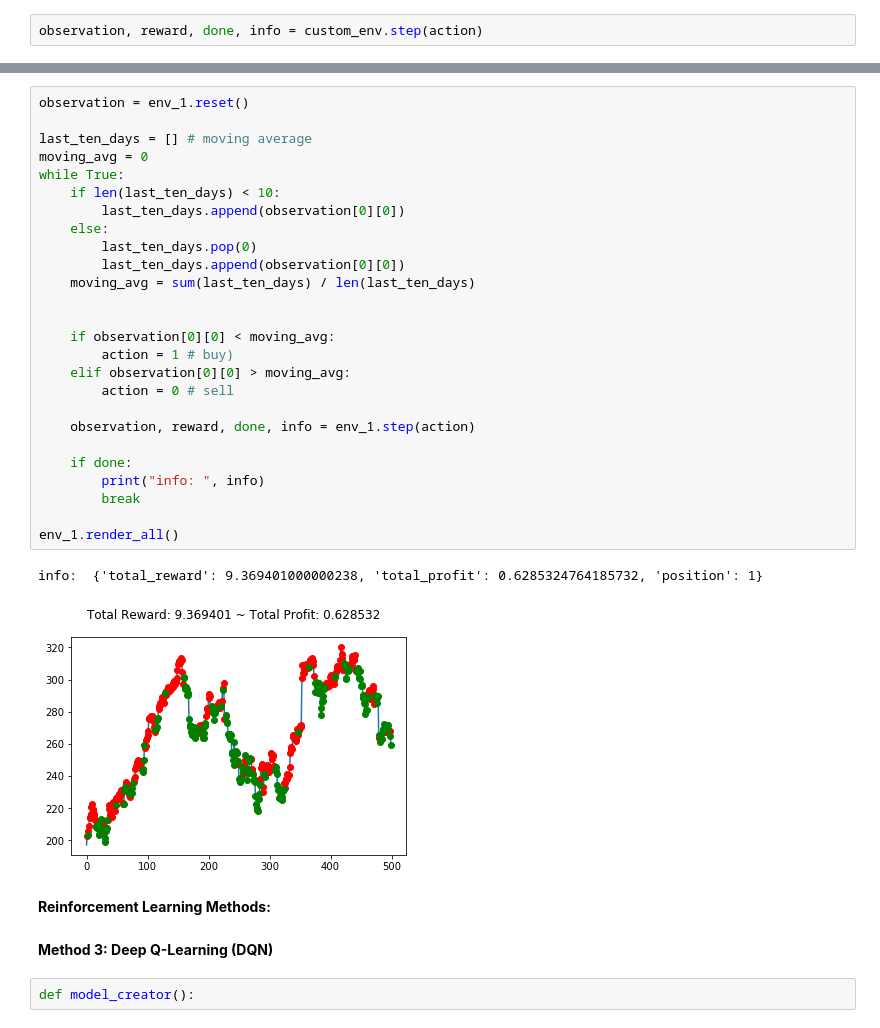
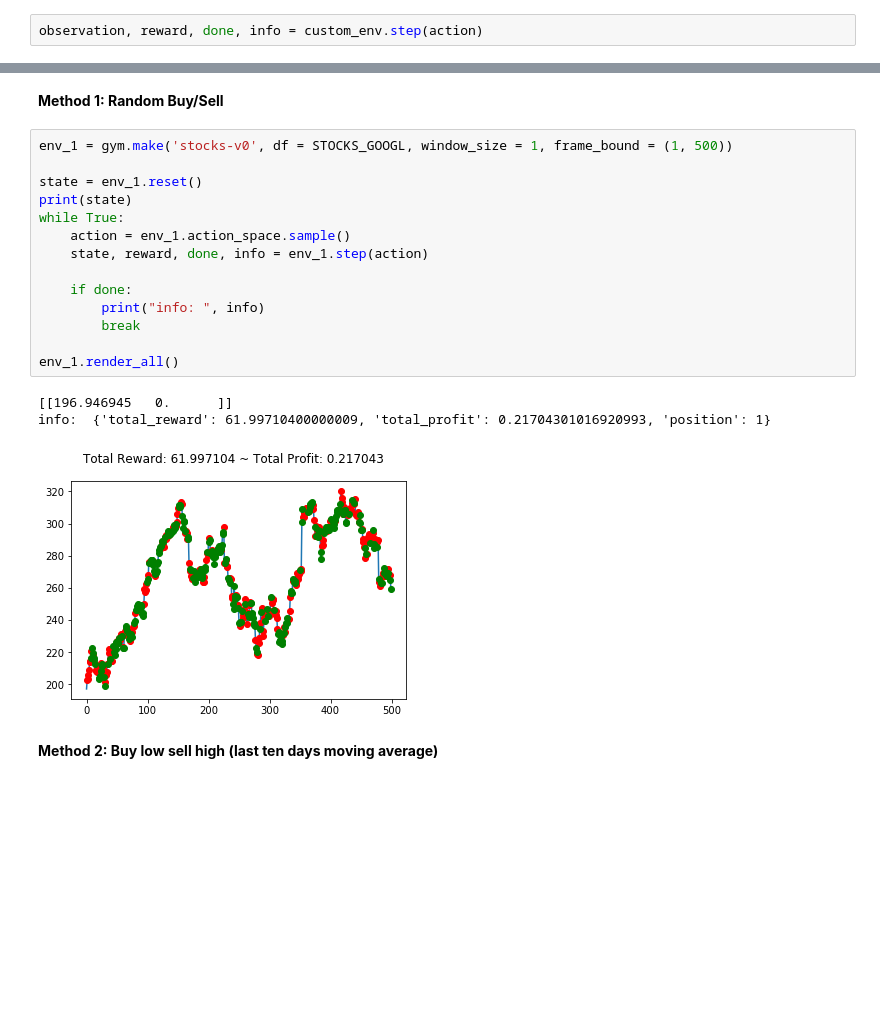
Before and after one commit to fshi3/RL_stock_trading, a Jupyter notebook: RL - Stock Trading Algo.ipynb, the cells around one changed output, grey strips where cells are left out. Cells and saved outputs as stored; diff of their text form; blank space fills up the shorter version.

```diff
--- a/RL - Stock Trading Algo.ipynb
+++ b/RL - Stock Trading Algo.ipynb
@@ -104,35 +85,22 @@ info:  {'total_reward': 40.43054500000028, 'total_profit': 0.20684382916347765,
-# %%
-observation = env_1.reset()
-
-last_ten_days = [] # moving average
-moving_avg = 0
-while True:
-    if len(last_ten_days) < 10:
-        last_ten_days.append(observation[0][0])
-    else:
-        last_ten_days.pop(0)
-        last_ten_days.append(observation[0][0])
-    moving_avg = sum(last_ten_days) / len(last_ten_days)
-
-
-    if observation[0][0] < moving_avg:
-        action = 1 # buy)
-    elif observation[0][0] > moving_avg:
-        action = 0 # sell
-
-    observation, reward, done, info = env_1.step(action)
-
-    if done:
-        print("info: ", info)
-        break
-
-env_1.render_all()
-# %% [output]
-info:  {'total_reward': 9.369401000000238, 'total_profit': 0.6285324764185732, 'position': 1}
-[figure, removed]
-# %% [markdown]
-**Reinforcement Learning Methods:**
-# %% [markdown]
-**Method 3: Deep Q-Learning (DQN)**
-# %%
-def model_creator():
+# %% [markdown]
+**Method 1: Random Buy/Sell**
+# %%
+env_1 = gym.make('stocks-v0', df = STOCKS_GOOGL, window_size = 1, frame_bound = (1, 500))
+
+state = env_1.reset()
+print(state)
+while True:
+    action = env_1.action_space.sample()
+    state, reward, done, info = env_1.step(action)
+
+    if done:
+        print("info: ", info)
+        break
+
+env_1.render_all()
+# %% [output]
+[[196.946945   0.      ]]
+info:  {'total_reward': 61.99710400000009, 'total_profit': 0.21704301016920993, 'position': 1}
+[figure, added]
+# %% [markdown]
+**Method 2: Buy low sell high (last ten days moving average)**
```
Also changed, not shown: parts of 13 cells of this notebook.
